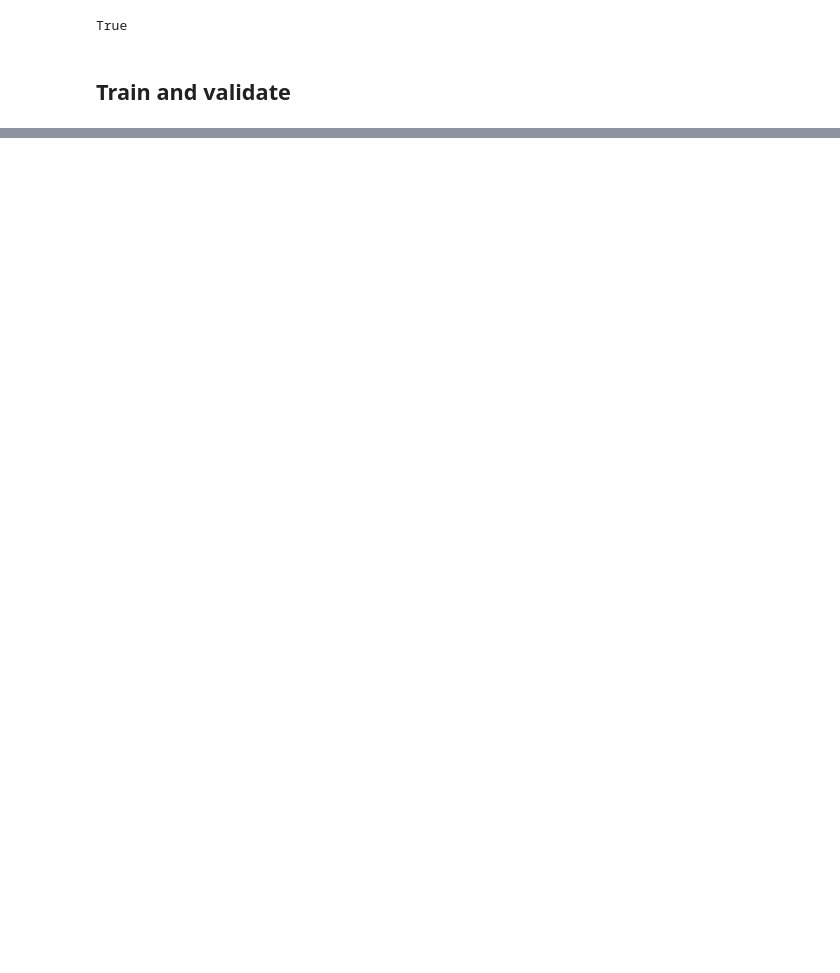
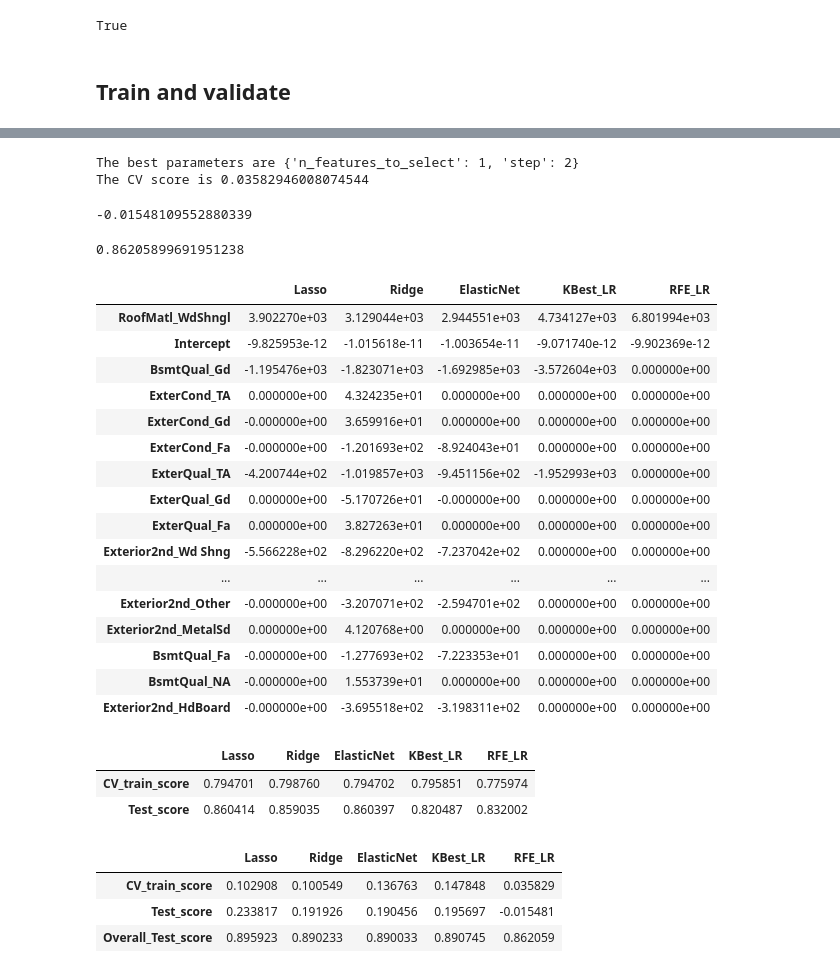
Before and after one commit to Miaowshroom/project3_a2, a Jupyter notebook: project-03-combined.ipynb, the cells around one changed output, grey strips where cells are left out. Cells and saved outputs as stored; diff of their text form; code cells hidden in the pictures; blank space fills up the shorter version.

```diff
--- a/project-03-combined.ipynb
+++ b/project-03-combined.ipynb
@@ -1403,0 +1415,5 @@ r2_score(y_test,ridge_q2.predict(X_test_std_q2) + lasso.predict(X_test_std))
+# %%
+# add Ridge coef
+Feature_coef_q2.loc[:-1,'Ridge'] = ridge_q2.coef_
+Feature_coef_q2.loc['Intercept','Ridge'] = ridge_q2.intercept_
+Feature_coef_q2.iloc[np.argsort(Feature_coef_q2.Ridge.abs())[::-1]].head(20)
@@ -1403,0 +1452,7 @@ r2_score(y_test,ridge_q2.predict(X_test_std_q2) + lasso.predict(X_test_std))
+# %%
+score4_q2 = cross_val_score(elasticNet_q2,X_train_std_q2, y_residual_train, scoring='r2', cv=10)
+print(f"The CV score mean {np.mean(score4_q2)}, the CV score std {np.std(score4_q2)}")
+
+elasticNet_q2.fit(X_train_std_q2, y_residual_train)
+
+elasticNet_q2.score(X_test_std_q2, y_residual_test)
@@ -1403,0 +1470,5 @@ r2_score(y_test,ridge_q2.predict(X_test_std_q2) + lasso.predict(X_test_std))
+# %%
+# add ElasticNet coef
+Feature_coef_q2.loc[:-1,'ElasticNet'] = elasticNet_q2.coef_
+Feature_coef_q2.loc['Intercept','ElasticNet'] = elasticNet_q2.intercept_
+Feature_coef_q2.iloc[np.argsort(Feature_coef_q2.ElasticNet.abs())[::-1]].head(20)
@@ -1403,0 +1532,7 @@ r2_score(y_test,ridge_q2.predict(X_test_std_q2) + lasso.predict(X_test_std))
+# %%
+# add the feature coef
+Feature_coef_q2.loc[:,'KBest_LR']=0
+kb_col = X_train_q2.columns[KB_LR_q2.best_estimator_.named_steps['KB'].get_support()]
+Feature_coef_q2.loc[kb_col,'KBest_LR']=KB_LR_q2.best_estimator_.named_steps['LR'].coef_
+Feature_coef_q2.loc['Intercept','KBest_LR']=KB_LR_q2.best_estimator_.named_steps['LR'].intercept_
+Feature_coef_q2.iloc[np.argsort(Feature_coef_q2.KBest_LR.abs())[::-1]].head(20)
@@ -1403,0 +1569,13 @@ r2_score(y_test,ridge_q2.predict(X_test_std_q2) + lasso.predict(X_test_std))
+# %%
+print(f"The best parameters are {RFECV_GS_q2.best_params_}")
+print(f"The CV score is {RFECV_GS_q2.best_score_}")
+RFECV_GS_predict_q2 = RFECV_GS_q2.predict(X_test_std_q2)
+r2_score(y_residual_test, RFECV_GS_predict_q2)
+# %% [output]
+The best parameters are {'n_features_to_select': 1, 'step': 2}
+The CV score is 0.03582946008074544
+-0.01548109552880339
+# %%
+r2_score(y_test, RFECV_GS_q2.predict(X_test_std_q2) + combined_predict_test)
+# %% [output]
+0.86205899691951238
@@ -1404,3 +1590,40 @@ r2_score(y_test,ridge_q2.predict(X_test_std_q2) + lasso.predict(X_test_std))
+# %%
+Feature_coef_q2.loc[:,'RFE_LR']=0
+kb_col = X_train_q2.columns[RFECV_GS_q2.best_estimator_.support_]
+Feature_coef_q2.loc[kb_col,'RFE_LR']=RFECV_GS_q2.best_estimator_.estimator_.coef_
+Feature_coef_q2.loc['Intercept','RFE_LR']=RFECV_GS_q2.best_estimator_.estimator_.intercept_
+Feature_coef_q2.iloc[np.argsort(Feature_coef_q2.RFE_LR.abs())[::-1]].head(20)
+# %% [output]
+|  | Lasso | Ridge | ElasticNet | KBest_LR | RFE_LR |
+| RoofMatl_WdShngl | 3.902270e+03 | 3.129044e+03 | 2.944551e+03 | 4.734127e+03 | 6.801994e+03 |
+| Intercept | -9.825953e-12 | -1.015618e-11 | -1.003654e-11 | -9.071740e-12 | -9.902369e-12 |
+| BsmtQual_Gd | -1.195476e+03 | -1.823071e+03 | -1.692985e+03 | -3.572604e+03 | 0.000000e+00 |
+| ExterCond_TA | 0.000000e+00 | 4.324235e+01 | 0.000000e+00 | 0.000000e+00 | 0.000000e+00 |
+| ExterCond_Gd | -0.000000e+00 | 3.659916e+01 | 0.000000e+00 | 0.000000e+00 | 0.000000e+00 |
+| ExterCond_Fa | -0.000000e+00 | -1.201693e+02 | -8.924043e+01 | 0.000000e+00 | 0.000000e+00 |
+| ExterQual_TA | -4.200744e+02 | -1.019857e+03 | -9.451156e+02 | -1.952993e+03 | 0.000000e+00 |
+| ExterQual_Gd | 0.000000e+00 | -5.170726e+01 | -0.000000e+00 | 0.000000e+00 | 0.000000e+00 |
+| ExterQual_Fa | 0.000000e+00 | 3.827263e+01 | 0.000000e+00 | 0.000000e+00 | 0.000000e+00 |
+| Exterior2nd_Wd Shng | -5.566228e+02 | -8.296220e+02 | -7.237042e+02 | 0.000000e+00 | 0.000000e+00 |
+| ... | ... | ... | ... | ... | ... |
+| Exterior2nd_Other | -0.000000e+00 | -3.207071e+02 | -2.594701e+02 | 0.000000e+00 | 0.000000e+00 |
+| Exterior2nd_MetalSd | 0.000000e+00 | 4.120768e+00 | 0.000000e+00 | 0.000000e+00 | 0.000000e+00 |
+| BsmtQual_Fa | -0.000000e+00 | -1.277693e+02 | -7.223353e+01 | 0.000000e+00 | 0.000000e+00 |
+| BsmtQual_NA | -0.000000e+00 | 1.553739e+01 | 0.000000e+00 | 0.000000e+00 | 0.000000e+00 |
+| Exterior2nd_HdBoard | -0.000000e+00 | -3.695518e+02 | -3.198311e+02 | 0.000000e+00 | 0.000000e+00 |
+# %%
+Score_method
+# %% [output]
+|  | Lasso | Ridge | ElasticNet | KBest_LR | RFE_LR |
+| CV_train_score | 0.794701 | 0.798760 | 0.794702 | 0.795851 | 0.775974 |
+| Test_score | 0.860414 | 0.859035 | 0.860397 | 0.820487 | 0.832002 |
+# %%
+Score_method_q2
+# %% [output]
+|  | Lasso | Ridge | ElasticNet | KBest_LR | RFE_LR |
+| CV_train_score | 0.102908 | 0.100549 | 0.136763 | 0.147848 | 0.035829 |
+| Test_score | 0.233817 | 0.191926 | 0.190456 | 0.195697 | -0.015481 |
+| Overall_Test_score | 0.895923 | 0.890233 | 0.890033 | 0.890745 | 0.862059 |
 # %% [markdown]
 <img src="http://imgur.com/GCAf1UX.png" style="float: left; margin: 25px 15px 0px 0px; height: 25px">
 
```
Also changed, not shown: parts of 40 cells of this notebook, 4 other files.
